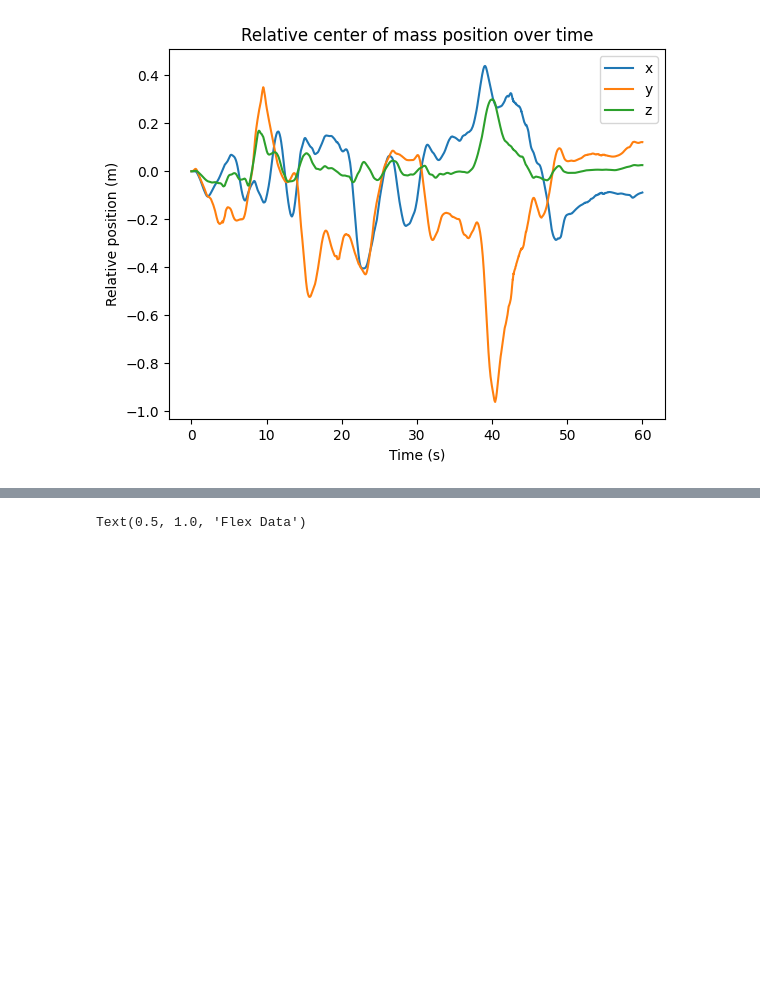
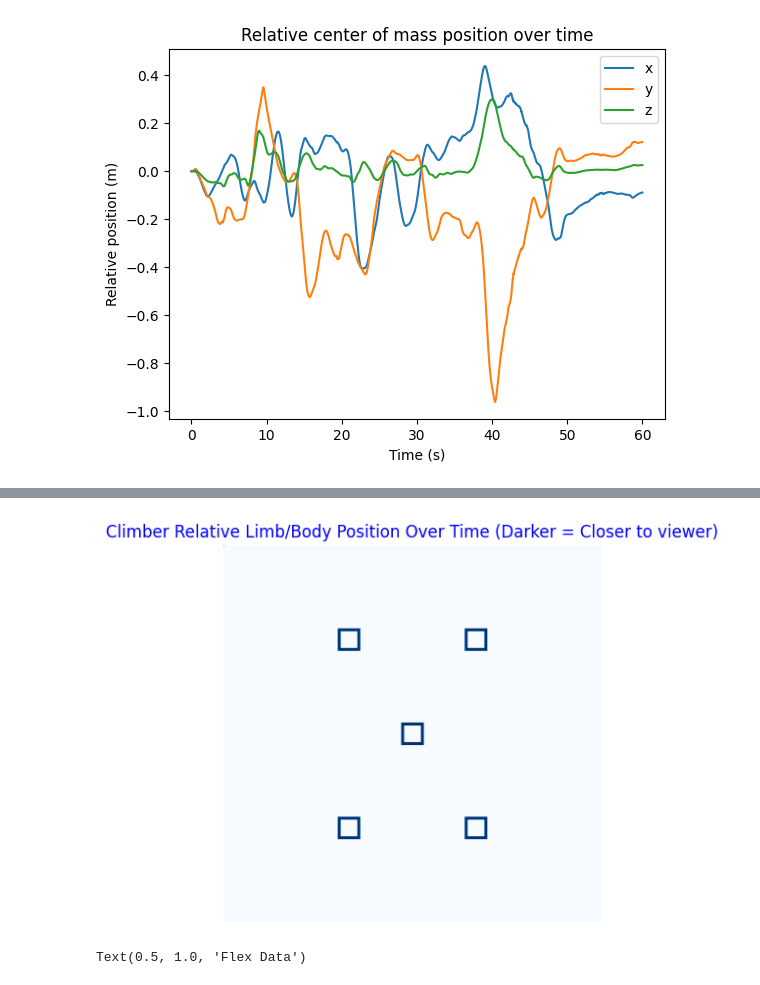
Before and after one commit to tobin-ford/CSCI-250-Capstone, a Jupyter notebook: CAP_Report.ipynb, the cells around one changed output, grey strips where cells are left out. Saved outputs shown, nothing was run; the diff lists cells and outputs as text; code cells hidden in the pictures; blank space fills up the shorter version.

```diff
--- a/CAP_Report.ipynb
+++ b/CAP_Report.ipynb
@@ -235,6 +287,4 @@ plt.legend(["x","y","z"])
 # %%
-
-pos = midpoint_integral(vel)
 plt.plot(pos[:,0], pos[:, 1:4])
 plt.title("Relative center of mass position over time")
 plt.xlabel("Time (s)")
@@ -325,0 +302,95 @@ HTML(golMovieA.to_html5_video()) # HTML 5 (use on RPi)
+# %%
+n = 500
+nR = n
+nC = n
+nT = 250
+
+MOVIE = np.zeros( [nR,nC,nT], dtype=float)
+MOVIE[0][0][0] = 1 # Work around animation bug
+
+# Relative dimensions we use to arrange limbs/center of mass
+MID_ADJ = n // 2
+INNER_ADJ = n // 3
+OUTER_ADJ = n // 4
+
+LIMB_SIZE = n // 32
+# Make pre-made hole to draw for unfilled accelerometers
+HOLE = np.zeros([LIMB_SIZE * 2, LIMB_SIZE * 2])
+HOLE[:,:] = 1
+HOLE[4:-4, 4:-4] = 0
+
+def coord(c, s):
+    # Adjust position to a 100 px range (assuming it's most likely between 0m and 1m)
+    adj = int(c * 100)
+    # Clamp to 100px (Usually 100px is never exceeded)
+    if adj > 100:
+        adj = 100
+    elif adj < -100:
+        adj = -100
+    # Convert relative position to absolute given initial position
+    return adj + s
+
+def draw(t, start, sx, sy, sz, filled):
+    ax = pos[t][start]
+    ay = pos[t][start+1]
+    az = pos[t][start+2]
+    # Two assumptions are made here:
+    # 1. We assume that the accelerometers axis is like this conventional diagram:
+    #   z
+    #   |
+    #   .--y
+    #  /
+    # x
+    # 2. And we assume that the rock wall is oriented on the yz-plane. (This is a guess I made based
+    # on how accurate it seemed)
+    # These assumptions make us rotate the coordinates into this diagram:
+    #   y
+    #   |
+    #   .--x
+    #  /
+    # z
+    # Which we use from here on for readability.
+    px = coord(ay, sx)
+    py = coord(az, sy)
+    pz = coord(ax, 0)
+    darkness = (1 + pz/100) + 0.1 # Higher z -> Closer to viewer -> Darker
+    if filled:
+        # Filled, fully draw. Note that we add to avoid limbs from overwriting eachother if they overlap
+        # (which happens later in the data when error piles up and results in more inaccurate positions)
+        MOVIE[py - LIMB_SIZE:py + LIMB_SIZE, px - LIMB_SIZE:px + LIMB_SIZE, i] += darkness
+    else:
+        # Not fileld, draw outline
+        MOVIE[py - LIMB_SIZE:py + LIMB_SIZE, px - LIMB_SIZE:px + LIMB_SIZE, i] += HOLE * darkness
+
+for i in range(nT):
+    # We have so many data samples that loading them all into the movie would take too long, just pick random
+    # samples across the runtime of the movie instead.
+    t = int((i/nT)*len(pos))
+    # Draw limbs/center of mass onto this movie frame
+    draw(t, 1, MID_ADJ, MID_ADJ, 0, False)
+    # Legs, fill in if pressure was high enough to imply that the climber was stepping down
+    draw(t, 4, nC - INNER_ADJ, nR - OUTER_ADJ, 0, pressure[t][1] > 3.0)
+    draw(t, 7, INNER_ADJ, nR - OUTER_ADJ, 0, pressure[t][2] > 3.0)
+    draw(t, 10, INNER_ADJ, OUTER_ADJ, 0, False)
+    draw(t, 13, nC - INNER_ADJ, OUTER_ADJ, 100, False)
+
+# Show animated movie
+climbFig = plt.figure(figsize=(10,5))
+
+climbPlotA = plt.imshow(MOVIE[:,:,0], cmap="Blues") # first frame of AMOVIE
+plt.title("Climber Relative Limb/Body Position Over Time (Darker = Closer to viewer)",color='blue')
+plt.axis('off');
+
+def climbAnimate(i, MA, PA):
+    PA.set_data( MA[:,:,i] )
+    plt.axis('off')
+
+# Create inline animation
+climbMovieA = ani.FuncAnimation(fig   = climbFig,
+                            func   = climbAnimate,
+                            frames = nT,
+                            fargs  = (MOVIE,climbPlotA)
+                            );
+
+HTML(climbMovieA.to_html5_video())
+# %% [output]
@@ -326,3 +398,4 @@ HTML(golMovieA.to_html5_video()) # HTML 5 (use on RPi)
+[figure, added]
 # %%
 import numpy as np
 import matplotlib.pyplot as plt
```
Also changed, not shown: parts of 19 cells of this notebook.
